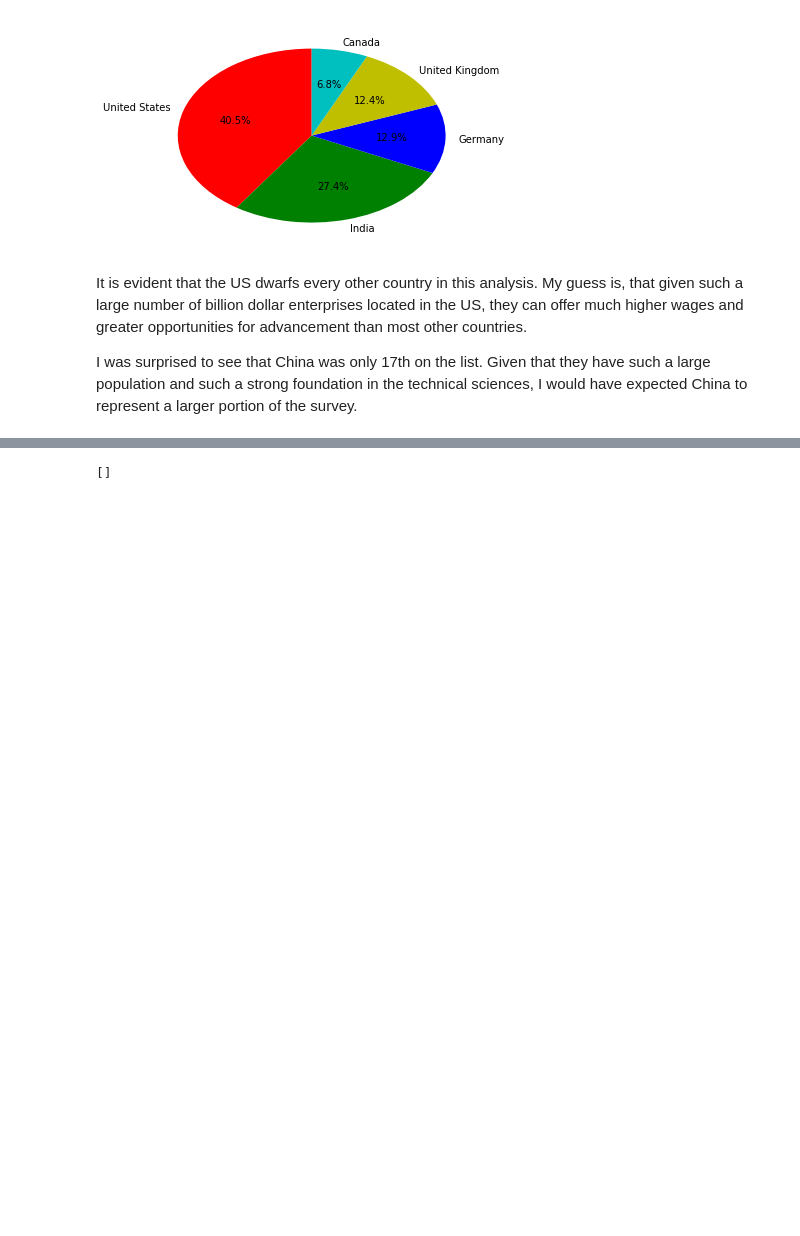
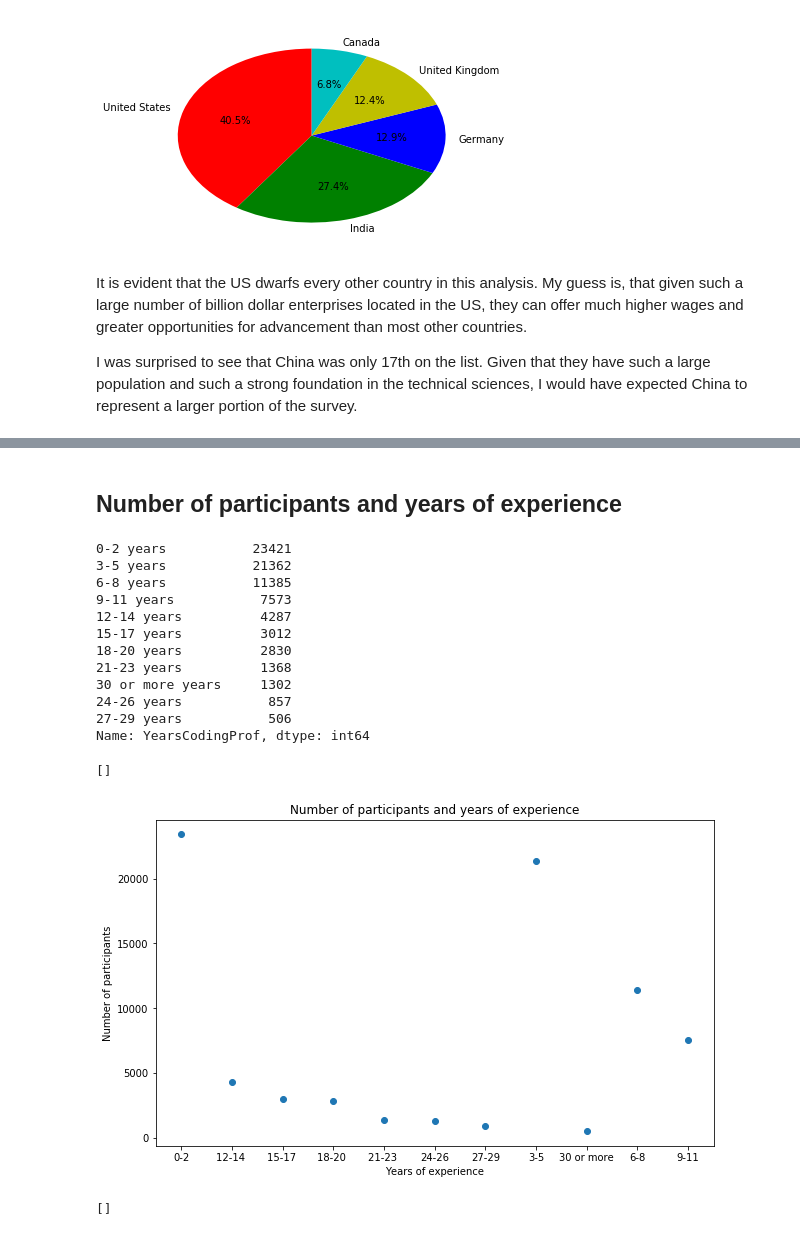
Before and after one commit to brendanmcgivern/stackoverflow-data-plots, a Jupyter notebook: stackoverflow_survey.ipynb, the cells around one changed output, grey strips where cells are left out. Cells and saved outputs as stored; diff of their text form; code cells hidden in the pictures; blank space fills up the shorter version.

```diff
--- a/stackoverflow_survey.ipynb
+++ b/stackoverflow_survey.ipynb
@@ -52,25 +52,13 @@ From this plot, we can conclude that around 80% of surveyed individuals code as
 ## Pay vs Experience Correlation
 ---
 # %%
-# df['Salary']
-# df['Salary'].mean()
+sals = df[df['Salary'].notnull()]
+sals['Salary']
 
-# sals = df[df['Salary'].notnull()]
-# sals['Salary']
-# df['Salary'].mean()
+sals['Salary'] = sals['Salary'].str.replace(',','')
+stripped_sals = sals['Salary'].astype(float)
+stripped_sals
 
-# sals['Salary'] = sals['Salary'].str.replace(',','')
-# stripped_sals = pd.to_numeric(sals['Salary'])
-# stripped_sals
+df['Salary'] = stripped_sals
 
-# stripped_sals.mean()
-
-# df.groupby('YearsCodingProf')['Salary'].mean()
-
-
-
-# df_test = pd.read_csv('./data/stack-overflow-2018-developer-survey/survey_results_public.csv', usecols=['Salary', 'YearsCodingProf'])
-
-
-# dtype='int32'
-# na_filter=True
+df.groupby('YearsCodingProf')['Salary'].mean()
@@ -149,5 +114,35 @@ Name: YearsCodingProf, dtype: int64
+# %% [markdown]
+## Number of participants and years of experience
 # %%
-# ['0-2', '3-5', '6-8', '9-11', '12-14', '15-17', '18-20', '21-23', '24-26', '27-29', '30 or more']
+counts = df['YearsCodingProf'].value_counts()
+
+print(counts)
+
+# stripped_counts = counts.index.str.replace('years','')
+
+years = ['0-2', '3-5', '6-8', '9-11', '12-14 ', '15-17 ', '18-20 ', '21-23 ', '24-26', '27-29', '30 or more']
+
+plt.scatter(x=years, y=counts)
+plt.title('Number of participants and years of experience')
+plt.ylabel('Number of participants')
+plt.xlabel('Years of experience')
+plt.rcParams['figure.figsize'] = (10, 6)
+plt.plot()
+# %% [output]
+0-2 years           23421
+3-5 years           21362
+6-8 years           11385
+9-11 years           7573
+12-14 years          4287
+15-17 years          3012
+18-20 years          2830
+21-23 years          1368
+30 or more years     1302
+24-26 years           857
+27-29 years           506
+Name: YearsCodingProf, dtype: int64
+[]
+[figure, added]
 # %%
 plt.hist(df[df['YearsCodingProf'].notnull()]['YearsCodingProf'], bins=11)
 plt.rcParams['figure.figsize'] = (15, 6)
```
Also changed, not shown: parts of 2 cells of this notebook.
